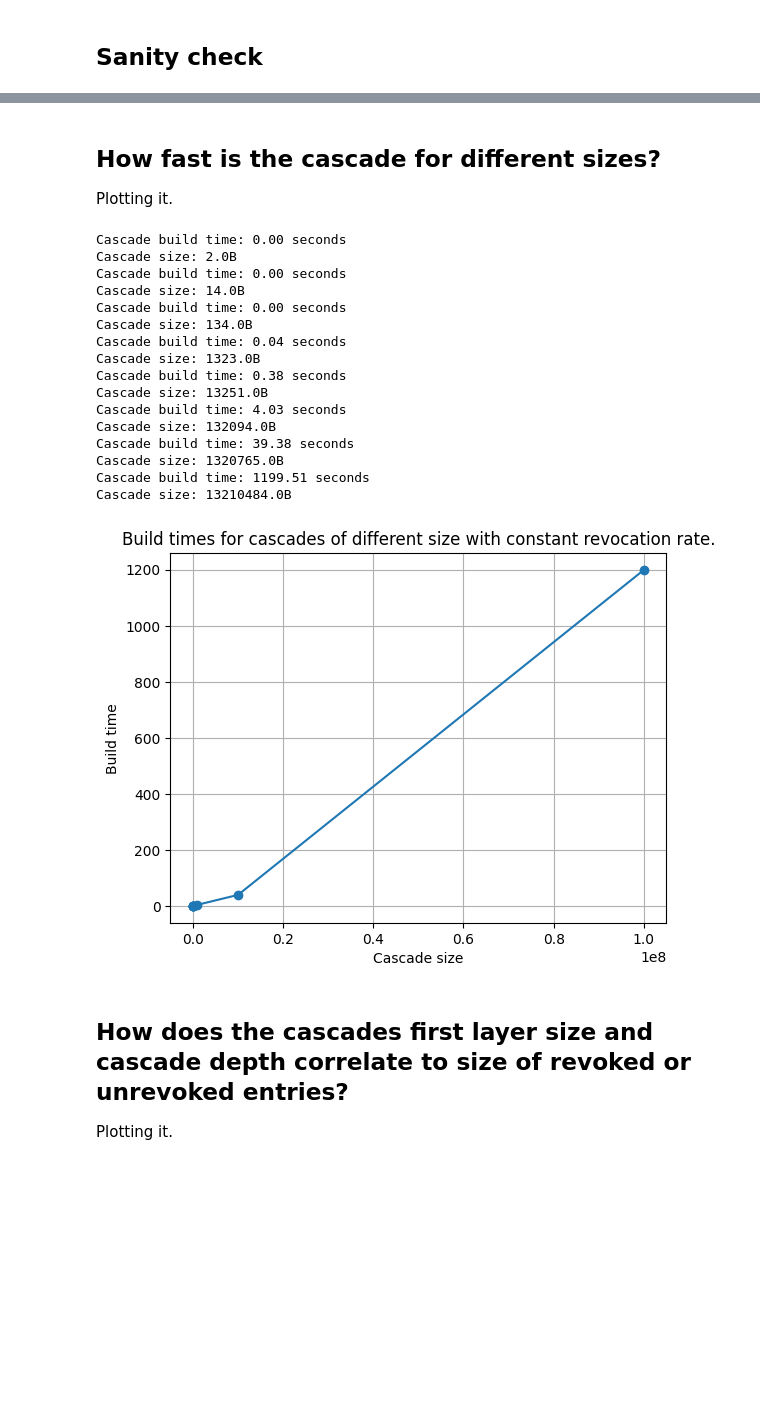
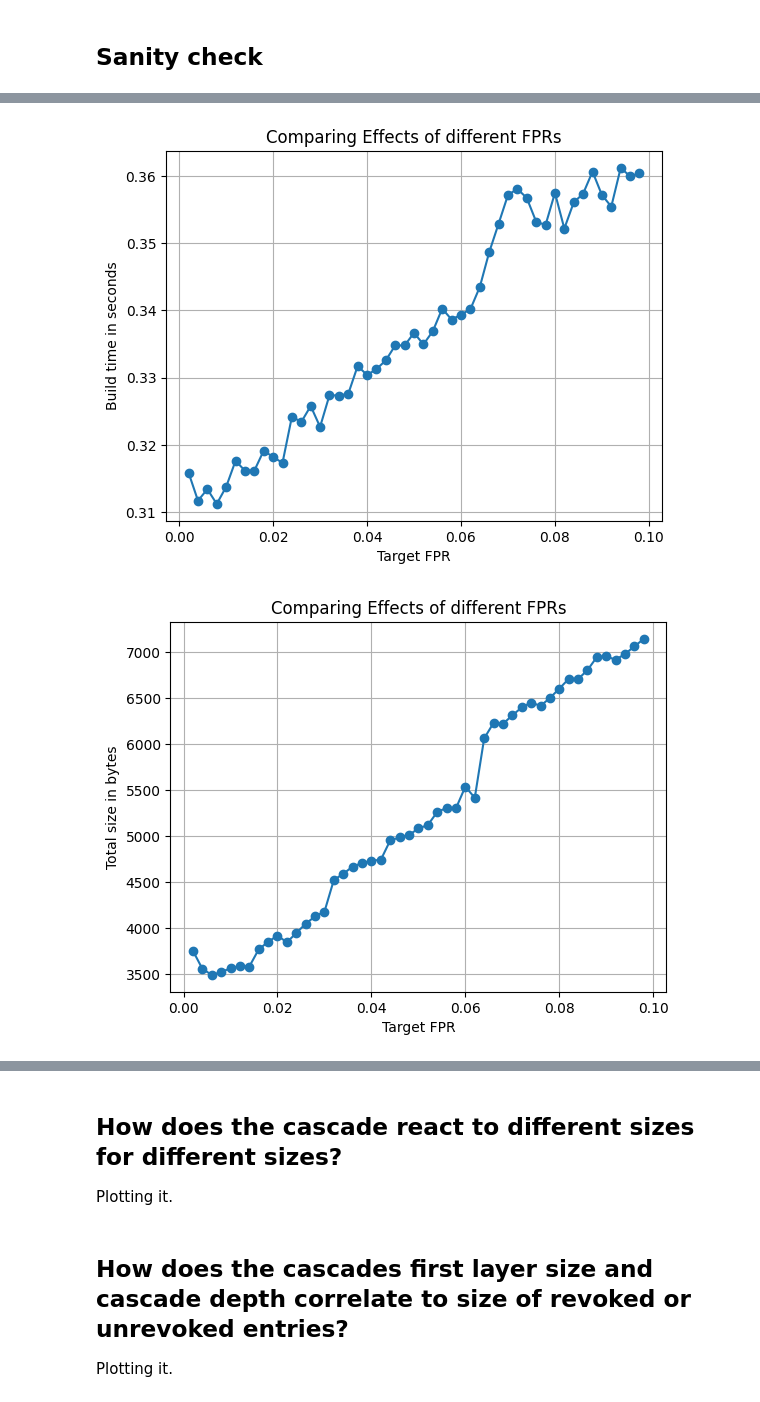
Before and after one commit to flhps/crset-empirical-experiments, a Jupyter notebook: amqStatusList.ipynb, the cells around one changed output, grey strips where cells are left out. Saved outputs shown, nothing was run; the diff lists cells and outputs as text; code cells hidden in the pictures; blank space fills up the shorter version.

Commit message:
Salting and testing different FPRs

```diff
--- a/amqStatusList.ipynb
+++ b/amqStatusList.ipynb
@@ -81,0 +150,29 @@ def sanity_check():
+# %%
+def test_fpr_range(start, end, step, revocation_rate):
+    fpr = start
+    n = 100_000
+    fprs = []
+    times = []
+    byte_sizes = []
+    depths = []
+
+    num_included = math.floor(revocation_rate * n)
+    num_excluded = math.floor((1.0 - revocation_rate) * n)
+
+    while fpr <= end:
+        # print(f"Building with: {fpr:.3f} fpr")
+        result = take_measurement(num_included, num_excluded, [fpr])
+        fprs.append(fpr)
+        times.append(result["time"])
+        byte_sizes.append(result["data_size"])
+        depths.append(result["depth"])
+        fpr = fpr + step
+    plot_data(fprs, [times], [], "Target FPR", "Build time in seconds", "Comparing Effects of different FPRs")
+    plot_data(fprs, [byte_sizes], [], "Target FPR", "Total size in bytes", "Comparing Effects of different FPRs")
+    plot_data(fprs, [depths], [], "Target FPR", "Number of filters", "Comparing Effects of different FPRs")
+
+
+test_fpr_range(0.002, 0.1, 0.002, 0.02)
+# %% [output]
+[figure, added]
+[figure, added]
@@ -82,47 +180,36 @@ def sanity_check():
 # %% [markdown]
-## How fast is the cascade for different sizes?
+## How does the cascade react to different sizes for different sizes?
 Plotting it.
 # %%
-def time_log_cascade_sizes(start, end, revocation_rate):
+def time_log_input_counts(start, end, factor, revocation_rate):
     n = start
     sizes = []
     times = []
+    byte_sizes = []
+    depths = []
     while n <= end:
         revoked = []
-        for i in range(math.floor(revocation_rate*n)):
+        for i in range(math.floor(revocation_rate * n)):
             revoked.append(uuid.uuid4())
         valid = []
-        for i in range(math.floor((1.0-revocation_rate)*n)):
+        for i in range(math.floor((1.0 - revocation_rate) * n)):
             valid.append(uuid.uuid4())
         start_time = time.time()
         test_cascade = FilterCascade(revoked, valid)
         elapsed_time = time.time() - start_time
         sizes.append(n)
         times.append(elapsed_time)
-        n = n*10
-        print(f"Cascade build time: {elapsed_time:.2f} seconds")
-        print(f"Cascade size: {test_cascade.size_in_bits()/8.0}B")
-    plot_data(sizes, times, "Cascade size", "Build time", "Build times for cascades of different size with constant revocation rate.")
+        byte_sizes.append(test_cascade.size_in_bits() / 8.0)
+        depths.append(len(test_cascade.filters))
+        n = n * factor
+        # print(f"Cascade build time: {elapsed_time:.2f} seconds")
+        # print(f"Cascade size: {test_cascade.size_in_bits() / 8.0}B")
+    plot_data(sizes, times, "Cascade size", "Build time",
+              "Build times for cascades of different size with constant revocation rate.")
+    plot_data(sizes, times, "Cascade size", "Build time",
+              "Build times for cascades of different size with constant revocation rate.")
 
-time_log_cascade_sizes(10, 100_000_000, 0.1)
+#time_log_input_counts(10_000, 1_000_000, 2, 0.1)
-# %% [output]
-Cascade build time: 0.00 seconds
-Cascade size: 2.0B
-Cascade build time: 0.00 seconds
-Cascade size: 14.0B
-Cascade build time: 0.00 seconds
-Cascade size: 134.0B
-Cascade build time: 0.04 seconds
-Cascade size: 1323.0B
-Cascade build time: 0.38 seconds
-Cascade size: 13251.0B
-Cascade build time: 4.03 seconds
-Cascade size: 132094.0B
-Cascade build time: 39.38 seconds
-Cascade size: 1320765.0B
-Cascade build time: 1199.51 seconds
-Cascade size: 13210484.0B
-[figure, removed]
 # %% [markdown]
 ## How does the cascades first layer size and cascade depth correlate to size of revoked or unrevoked entries?
 Plotting it.
```
Also changed, not shown: parts of 6 cells of this notebook.
